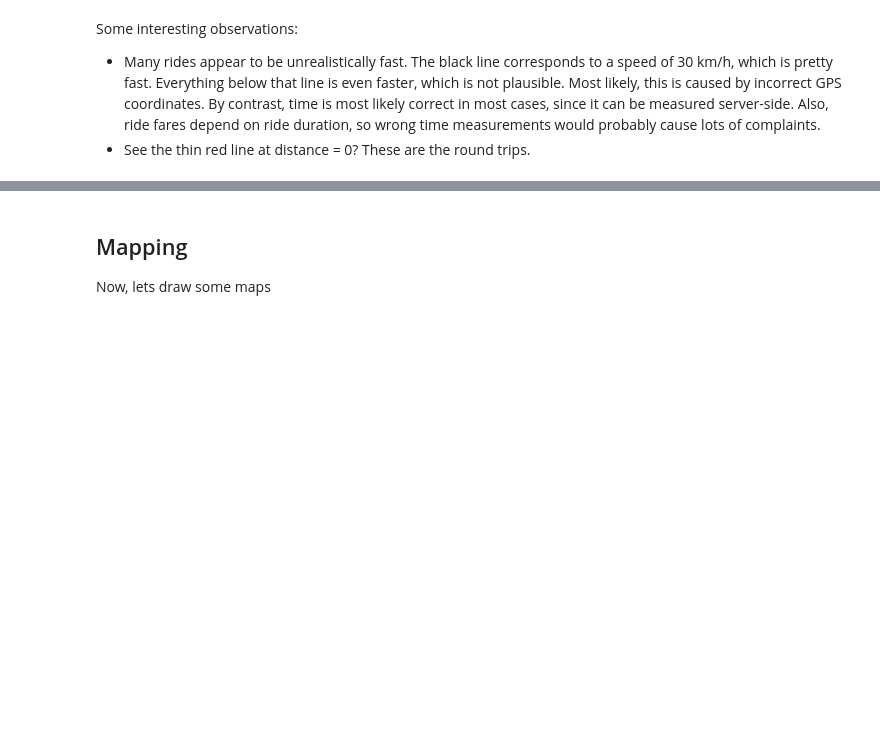
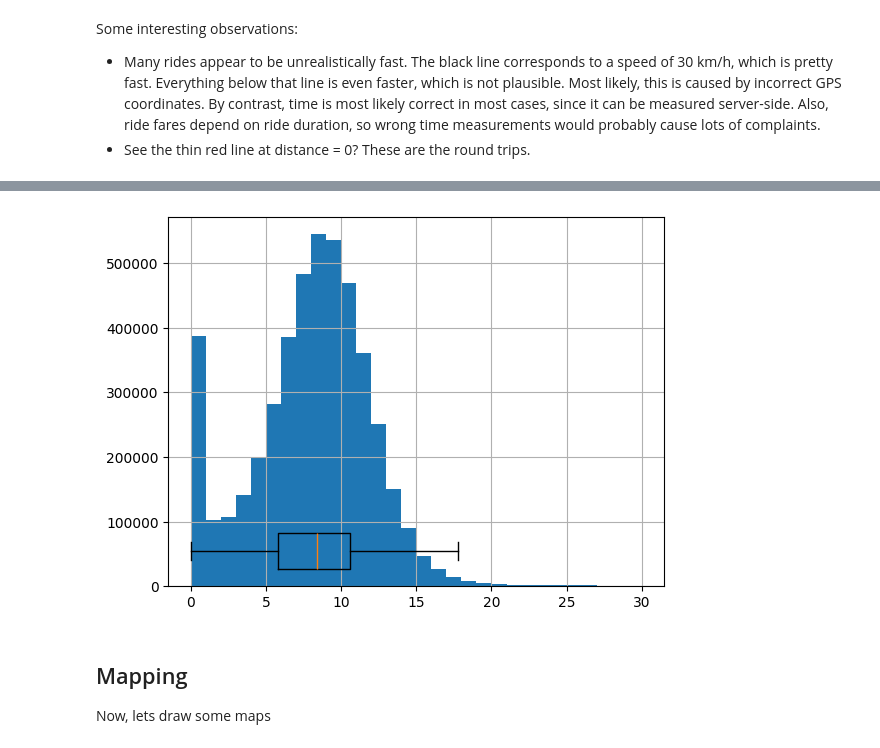
Before and after one commit to oefe/mvg-rad, a Jupyter notebook: mvg-rad.ipynb, the cells around one changed output, grey strips where cells are left out. Drawn from its saved outputs; the diff is of its cells as text; code cells hidden in the pictures; blank space fills up the shorter version.

Commit message:
add speed histogram

```diff
--- a/mvg-rad.ipynb
+++ b/mvg-rad.ipynb
@@ -108,6 +108,8 @@ all_rides = all_rides.with_columns(
     month=pl.col("start_time").dt.month(),
     distance=pl.Series(distances),
     duration=pl.col("end_time") - pl.col("start_time"),
+).with_columns(
+    speed=(pl.col("distance") / pl.col("duration").dt.total_minutes()) * 60,
 )
 # %% [markdown]
 In addition, let's calculate the set of stations
@@ -282,3 +249,29 @@ shape: (9, 15)
+# %%
+def draw_speed_histogram(*, speed_limit=30):
+    speeds = all_rides.filter(
+        (pl.col("speed").is_finite()) & (pl.col("speed") <= speed_limit)
+    )["speed"]
+    fig, ax = plt.subplots()
+    ax.grid()
+    ax.hist(
+        speeds,
+        bins=speed_limit,
+        range=(0, speed_limit),
+        # log=True,
+        # color=,
+    )
+    ax.boxplot(
+        speeds,
+        orientation="horizontal",
+        positions=(0.1 * ax.dataLim.ymax,),
+        widths=(0.1 * ax.dataLim.ymax),
+        manage_ticks=False,
+        sym="",
+    )
+
+draw_speed_histogram(speed_limit=30)
+# %% [output]
+[figure, added]
 # %% [markdown]
 ## Mapping
 
```
Also changed, not shown: parts of 2 cells of this notebook.
